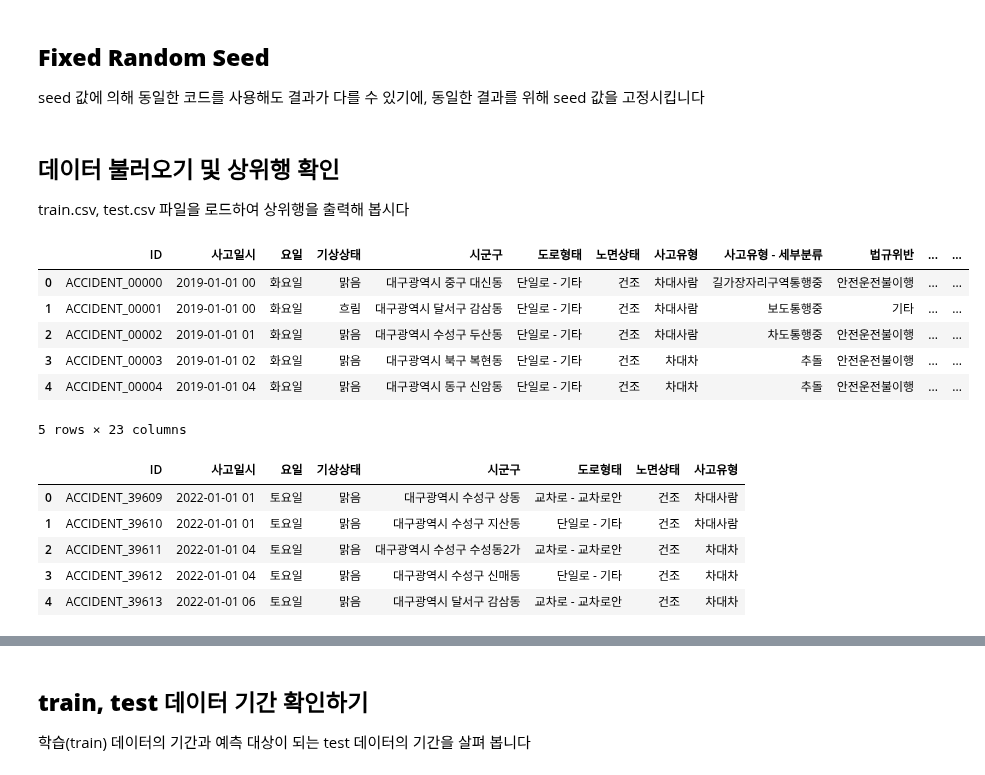
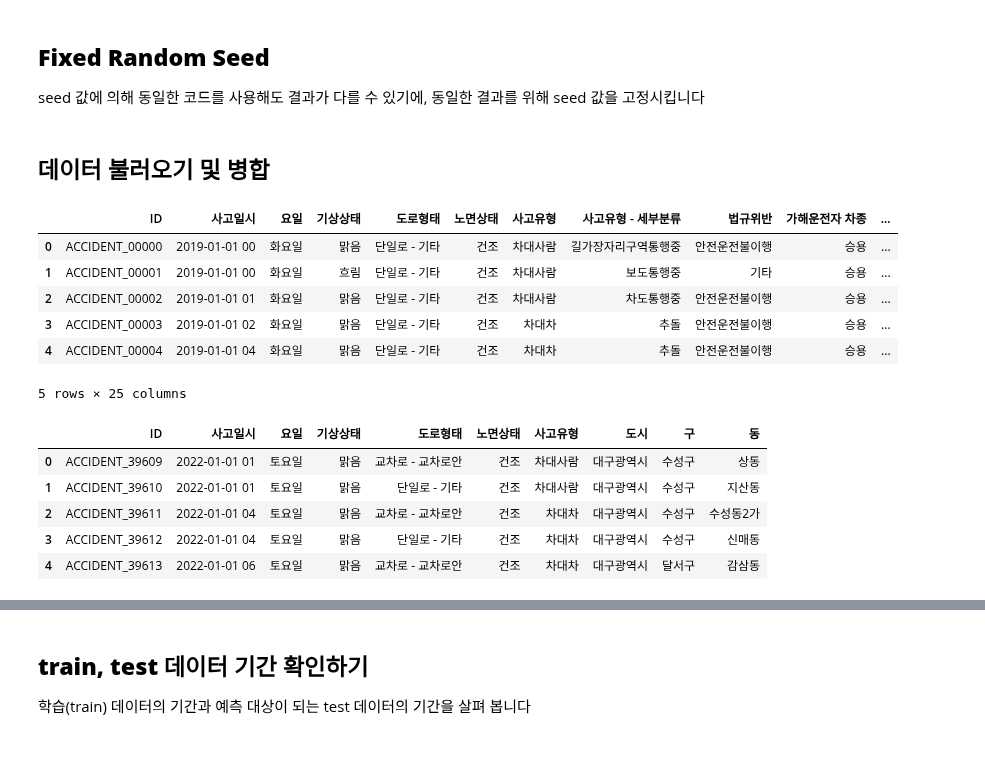
Before and after one commit to tgwon/ai4ml, a Jupyter notebook: project/baseline1.ipynb, the cells around one changed output, grey strips where cells are left out. Cells and saved outputs as stored; diff of their text form; code cells hidden in the pictures.

```diff
--- a/project/baseline1.ipynb
+++ b/project/baseline1.ipynb
@@ -22,31 +24,37 @@ def seed_everything(seed):
     np.random.seed(seed)
 
 seed_everything(42)
-# %% [markdown]
-## **데이터 불러오기 및 상위행 확인**
-
-train.csv, test.csv 파일을 로드하여 상위행을 출력해 봅시다
+# %% [markdown]
+## **데이터 불러오기 및 병합**
 # %%
-import pandas as pd
-
-train_org = pd.read_csv('drive/MyDrive/ai4ml/open/train.csv')
-test_org = pd.read_csv('drive/MyDrive/ai4ml/open/test.csv')
+train_df = pd.read_csv('drive/MyDrive/ai4ml/open/train.csv')
+test_df = pd.read_csv('drive/MyDrive/ai4ml/open/test.csv')
+# %%
+# 도시, 구, 동 분류
+# \S+ : 하나 이상의 공백이 아닌 문자
+location_pattern = r'(\S+) (\S+) (\S+)'
+
+train_df[['도시', '구', '동']] = train_df['시군구'].str.extract(location_pattern)
+train_df = train_df.drop(columns=['시군구'])
+
+test_df[['도시', '구', '동']] = test_df['시군구'].str.extract(location_pattern)
+test_df = test_df.drop(columns=['시군구'])
 # %%
-train_org.head()
+train_df.head()
 # %% [output]
-|  | ID | 사고일시 | 요일 | 기상상태 | 시군구 | 도로형태 | 노면상태 | 사고유형 | 사고유형 - 세부분류 | 법규위반 | ... | ... |
-| 0 | ACCIDENT_00000 | 2019-01-01 00 | 화요일 | 맑음 | 대구광역시 중구 대신동 | 단일로 - 기타 | 건조 | 차대사람 | 길가장자리구역통행중 | 안전운전불이행 | ... | ... |
-| 1 | ACCIDENT_00001 | 2019-01-01 00 | 화요일 | 흐림 | 대구광역시 달서구 감삼동 | 단일로 - 기타 | 건조 | 차대사람 | 보도통행중 | 기타 | ... | ... |
-| 2 | ACCIDENT_00002 | 2019-01-01 01 | 화요일 | 맑음 | 대구광역시 수성구 두산동 | 단일로 - 기타 | 건조 | 차대사람 | 차도통행중 | 안전운전불이행 | ... | ... |
-| 3 | ACCIDENT_00003 | 2019-01-01 02 | 화요일 | 맑음 | 대구광역시 북구 복현동 | 단일로 - 기타 | 건조 | 차대차 | 추돌 | 안전운전불이행 | ... | ... |
-| 4 | ACCIDENT_00004 | 2019-01-01 04 | 화요일 | 맑음 | 대구광역시 동구 신암동 | 단일로 - 기타 | 건조 | 차대차 | 추돌 | 안전운전불이행 | ... | ... |
+|  | ID | 사고일시 | 요일 | 기상상태 | 도로형태 | 노면상태 | 사고유형 | 사고유형 - 세부분류 | 법규위반 | 가해운전자 차종 | ... |
+| 0 | ACCIDENT_00000 | 2019-01-01 00 | 화요일 | 맑음 | 단일로 - 기타 | 건조 | 차대사람 | 길가장자리구역통행중 | 안전운전불이행 | 승용 | ... |
+| 1 | ACCIDENT_00001 | 2019-01-01 00 | 화요일 | 흐림 | 단일로 - 기타 | 건조 | 차대사람 | 보도통행중 | 기타 | 승용 | ... |
+| 2 | ACCIDENT_00002 | 2019-01-01 01 | 화요일 | 맑음 | 단일로 - 기타 | 건조 | 차대사람 | 차도통행중 | 안전운전불이행 | 승용 | ... |
+| 3 | ACCIDENT_00003 | 2019-01-01 02 | 화요일 | 맑음 | 단일로 - 기타 | 건조 | 차대차 | 추돌 | 안전운전불이행 | 승용 | ... |
+| 4 | ACCIDENT_00004 | 2019-01-01 04 | 화요일 | 맑음 | 단일로 - 기타 | 건조 | 차대차 | 추돌 | 안전운전불이행 | 승용 | ... |
-5 rows × 23 columns
+5 rows × 25 columns
 # %%
-test_org.head()
+test_df.head()
 # %% [output]
-|  | ID | 사고일시 | 요일 | 기상상태 | 시군구 | 도로형태 | 노면상태 | 사고유형 |
-| 0 | ACCIDENT_39609 | 2022-01-01 01 | 토요일 | 맑음 | 대구광역시 수성구 상동 | 교차로 - 교차로안 | 건조 | 차대사람 |
-| 1 | ACCIDENT_39610 | 2022-01-01 01 | 토요일 | 맑음 | 대구광역시 수성구 지산동 | 단일로 - 기타 | 건조 | 차대사람 |
-| 2 | ACCIDENT_39611 | 2022-01-01 04 | 토요일 | 맑음 | 대구광역시 수성구 수성동2가 | 교차로 - 교차로안 | 건조 | 차대차 |
-| 3 | ACCIDENT_39612 | 2022-01-01 04 | 토요일 | 맑음 | 대구광역시 수성구 신매동 | 단일로 - 기타 | 건조 | 차대차 |
-| 4 | ACCIDENT_39613 | 2022-01-01 06 | 토요일 | 맑음 | 대구광역시 달서구 감삼동 | 교차로 - 교차로안 | 건조 | 차대차 |
+|  | ID | 사고일시 | 요일 | 기상상태 | 도로형태 | 노면상태 | 사고유형 | 도시 | 구 | 동 |
+| 0 | ACCIDENT_39609 | 2022-01-01 01 | 토요일 | 맑음 | 교차로 - 교차로안 | 건조 | 차대사람 | 대구광역시 | 수성구 | 상동 |
+| 1 | ACCIDENT_39610 | 2022-01-01 01 | 토요일 | 맑음 | 단일로 - 기타 | 건조 | 차대사람 | 대구광역시 | 수성구 | 지산동 |
+| 2 | ACCIDENT_39611 | 2022-01-01 04 | 토요일 | 맑음 | 교차로 - 교차로안 | 건조 | 차대차 | 대구광역시 | 수성구 | 수성동2가 |
+| 3 | ACCIDENT_39612 | 2022-01-01 04 | 토요일 | 맑음 | 단일로 - 기타 | 건조 | 차대차 | 대구광역시 | 수성구 | 신매동 |
+| 4 | ACCIDENT_39613 | 2022-01-01 06 | 토요일 | 맑음 | 교차로 - 교차로안 | 건조 | 차대차 | 대구광역시 | 달서구 | 감삼동 |
```
Also changed, not shown: parts of 55 cells of this notebook.
